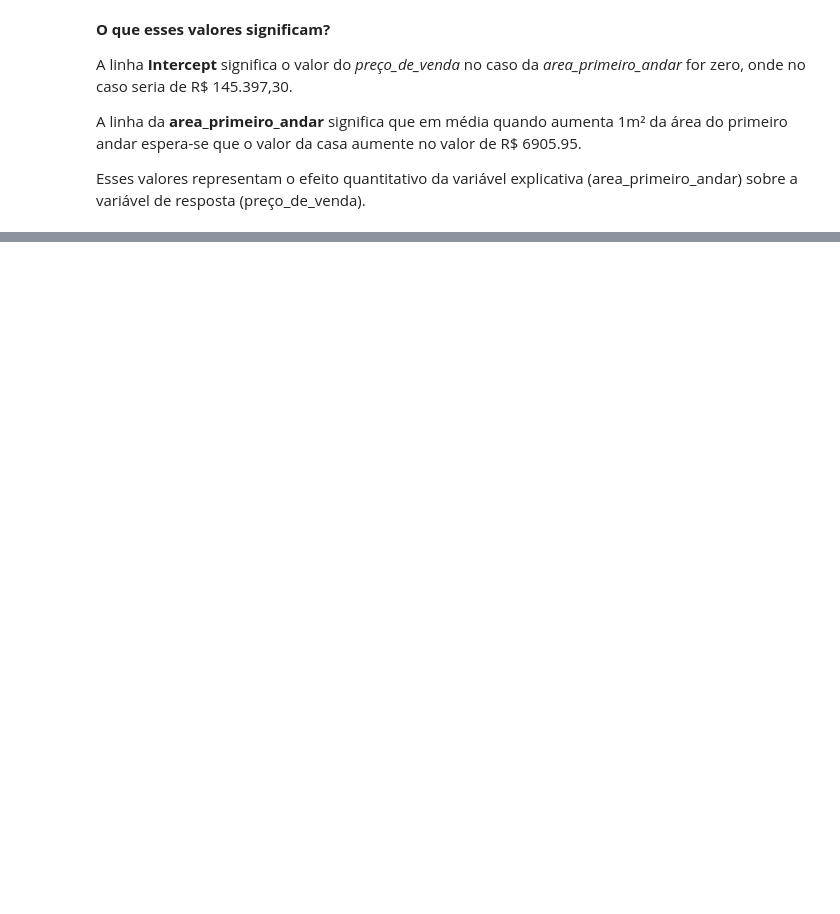
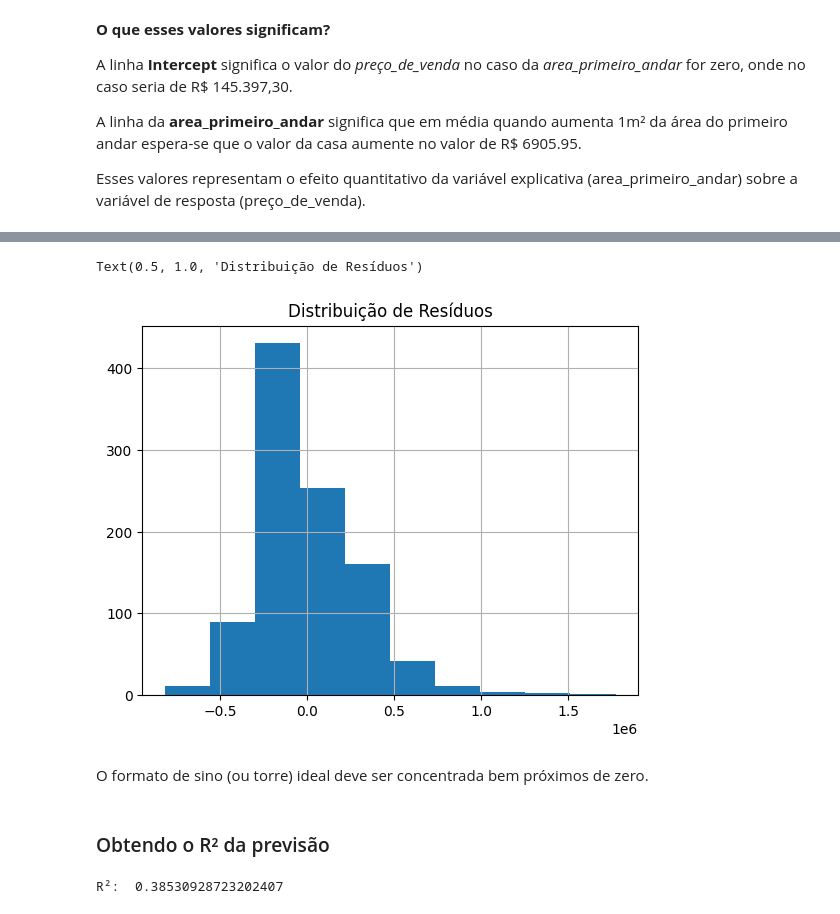
Before and after one commit to DiogoBotton/Python_Data_Analysis, a Jupyter notebook: Regressao_Linear/exploratory_analysis.ipynb, the cells around one changed output, grey strips where cells are left out. Drawn from its saved outputs; the diff is of its cells as text; code cells hidden in the pictures; blank space fills up the shorter version.

```diff
--- a/Regressao_Linear/exploratory_analysis.ipynb
+++ b/Regressao_Linear/exploratory_analysis.ipynb
@@ -189,0 +253,20 @@ Notes:
+# %%
+model.resid.hist()
+plt.title("Distribuição de Resíduos")
+# %% [output]
+Text(0.5, 1.0, 'Distribuição de Resíduos')
+[figure, added]
+# %% [markdown]
+O formato de sino (ou torre) ideal deve ser concentrada bem próximos de zero.
+# %% [markdown]
+### Obtendo o R² da previsão
+# %%
+# Importamos a métrica r2_score para fazer a comparação do que é real e do que foi previsto
+from sklearn.metrics import r2_score
+
+y_predict = model.predict(X_test)
+
+r2 = r2_score(y_test, y_predict)
+print('R²: ', r2)
+# %% [output]
+R²:  0.38530928723202407
```
Also changed, not shown: parts of 48 cells of this notebook, 3 other files.
